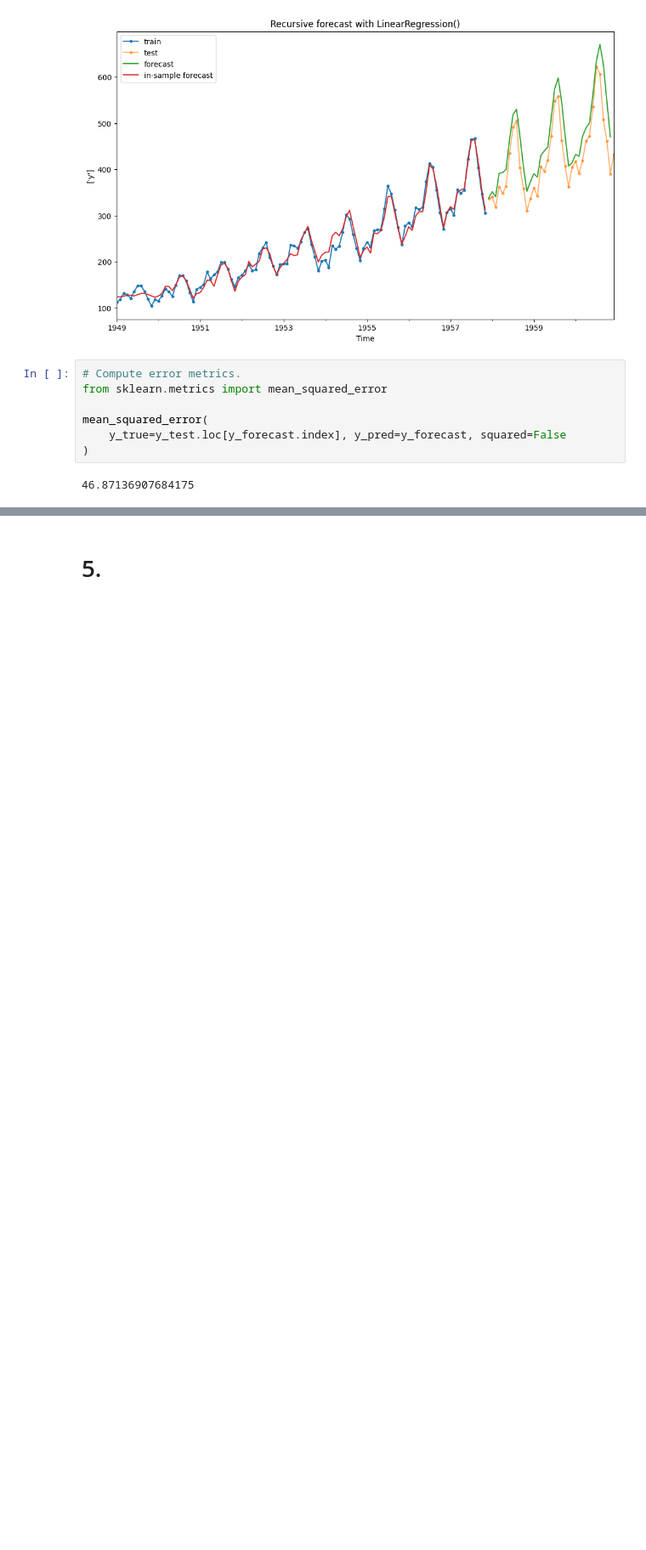
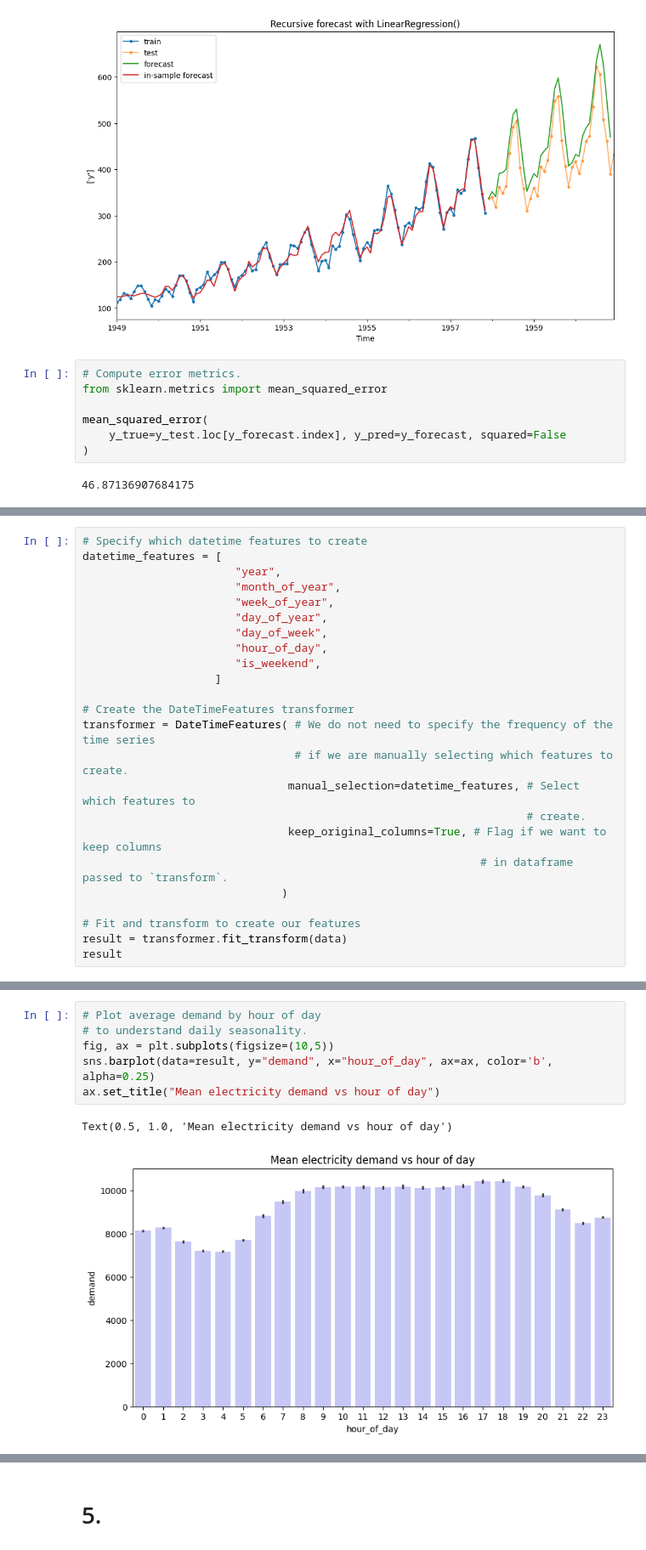
Before and after one commit to yungshun317/pd-algo-trading, a Jupyter notebook: feature_engineering.ipynb, the cells around one changed output, grey strips where cells are left out. Shown at 85% size. Cells and saved outputs as stored; diff of their text form; blank space fills up the shorter version.

```diff
--- a/feature_engineering.ipynb
+++ b/feature_engineering.ipynb
@@ -1124,0 +1175,24 @@ mean_squared_error(
+# %%
+# Specify which datetime features to create
+datetime_features = [
+                       "year",
+                       "month_of_year",
+                       "week_of_year",
+                       "day_of_year",
+                       "day_of_week",
+                       "hour_of_day",
+                       "is_weekend",
+                    ]
+
+# Create the DateTimeFeatures transformer
+transformer = DateTimeFeatures( # We do not need to specify the frequency of the time series
+                                # if we are manually selecting which features to create.
+                               manual_selection=datetime_features, # Select which features to
+                                                                   # create.
+                               keep_original_columns=True, # Flag if we want to keep columns
+                                                            # in dataframe passed to `transform`.
+                              )
+
+# Fit and transform to create our features
+result = transformer.fit_transform(data)
+result
@@ -1124,0 +1214,9 @@ mean_squared_error(
+# %%
+# Plot average demand by hour of day
+# to understand daily seasonality.
+fig, ax = plt.subplots(figsize=(10,5))
+sns.barplot(data=result, y="demand", x="hour_of_day", ax=ax, color='b', alpha=0.25)
+ax.set_title("Mean electricity demand vs hour of day")
+# %% [output]
+Text(0.5, 1.0, 'Mean electricity demand vs hour of day')
+[figure, added]
```
Also changed, not shown: parts of 10 cells of this notebook.
